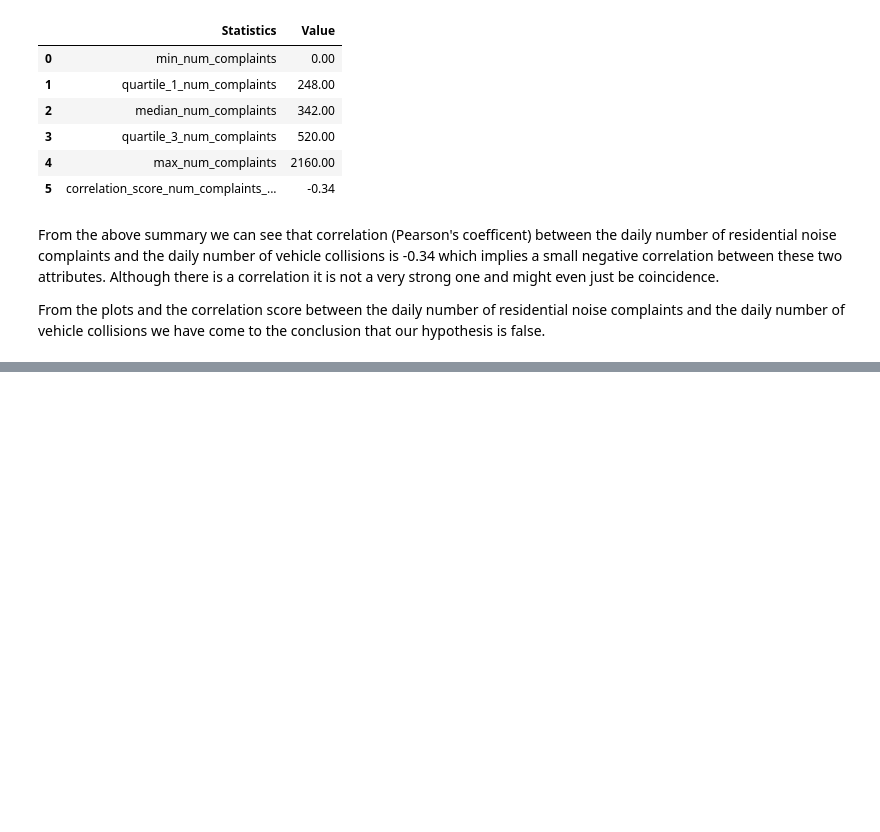
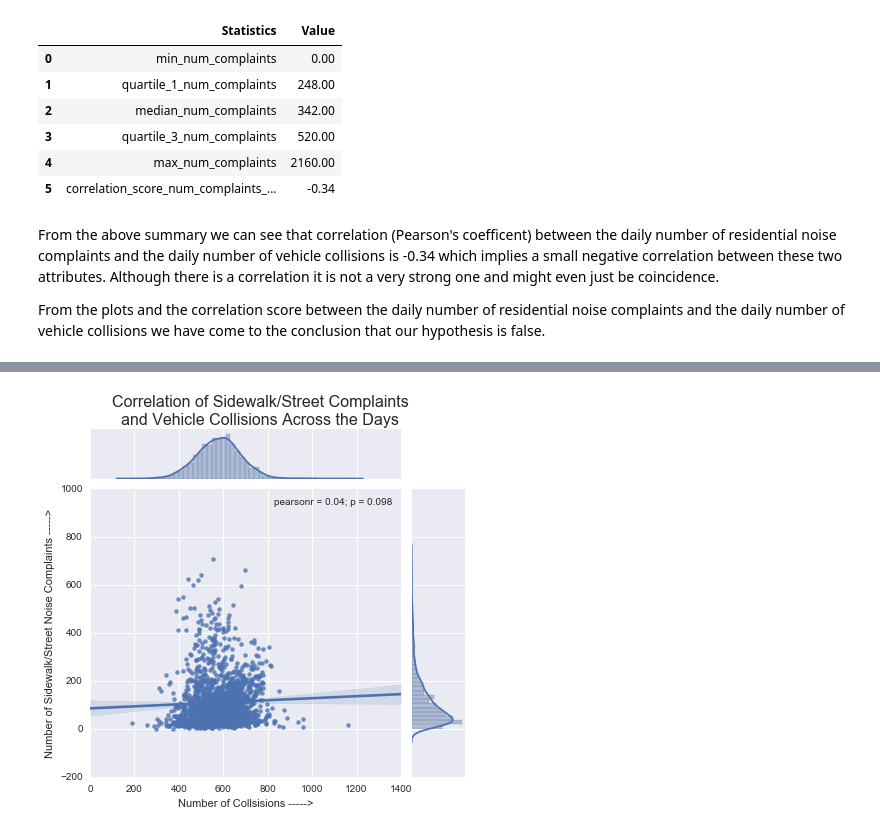
Before and after one commit to aparajita2930/NYC_Complaints_Analysis, a Jupyter notebook: results/hypothesis_2/hypothesis_2.ipynb, the cells around one changed output, grey strips where cells are left out. Cells and saved outputs as stored; diff of their text form; code cells hidden in the pictures; blank space fills up the shorter version.

```diff
--- a/results/hypothesis_2/hypothesis_2.ipynb
+++ b/results/hypothesis_2/hypothesis_2.ipynb
@@ -94,0 +134,12 @@ From the plots and the correlation score between the daily number of residential
+# %%
+title = ('Correlation of Sidewalk/Street Complaints'
+         '\nand Vehicle Collisions Across the Days')
+g_sw = sns.jointplot(x="num_collisions", y="num_complaints", data=sw_noise_comp_crash,
+                     kind='reg')
+g_sw.fig.suptitle(title, fontsize=16)
+g_sw.fig.subplots_adjust(top=.9)
+g_sw.ax_joint.set_xlabel("Number of Collsisions ----->")
+g_sw.ax_joint.set_ylabel("Number of Sidewalk/Street Noise Complaints ----->")
+g_sw.savefig("SW_Noise_and_Crashes_Corr.jpg")
+# %% [output]
+[figure, added]
```
Also changed, not shown: parts of 24 cells of this notebook, 30 other files.
